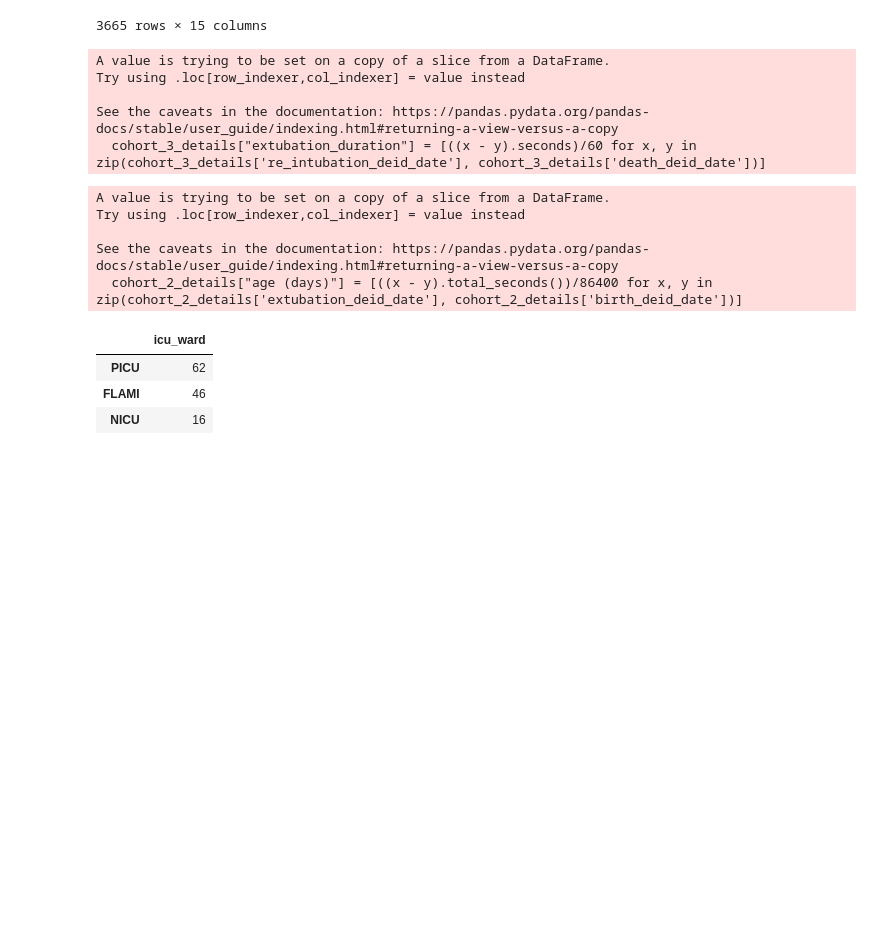
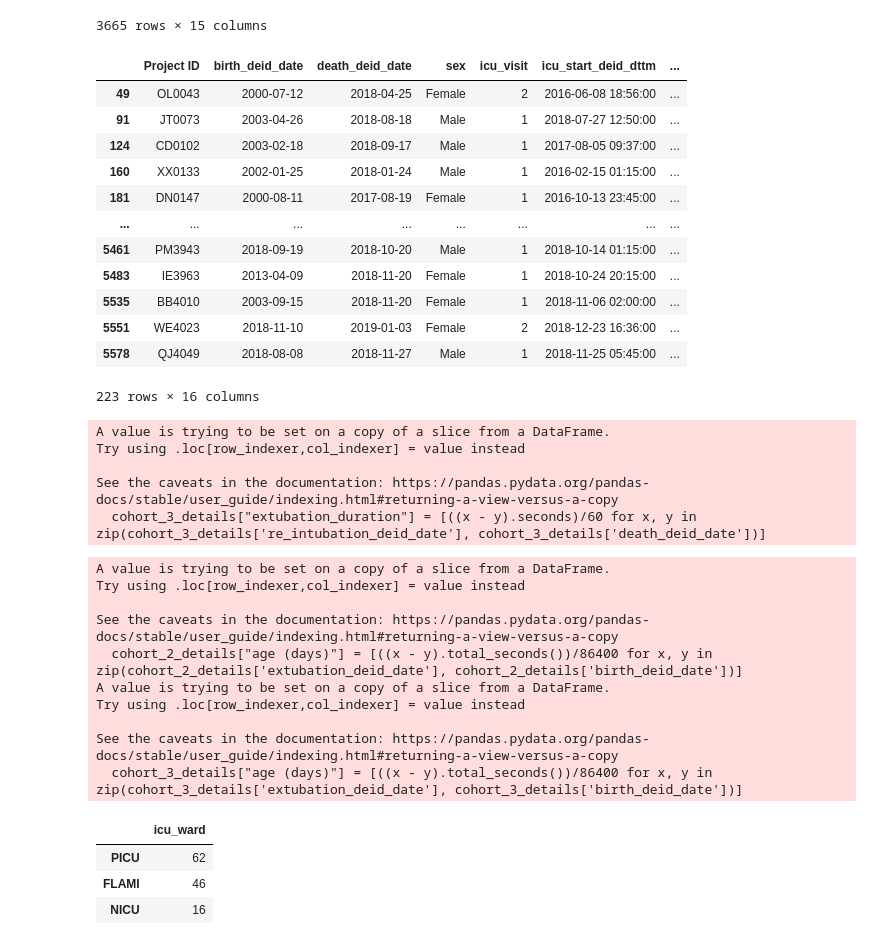
Before and after one commit to l-khali/In2Research, a Jupyter notebook: data_preparation.ipynb, the cells around one changed output. Drawn from its saved outputs; the diff is of its cells as text; code cells hidden in the pictures; blank space fills up the shorter version.

```diff
--- a/data_preparation.ipynb
+++ b/data_preparation.ipynb
@@ -73,6 +73,22 @@ cohort_3_details = cohort_3_details_temp[pd.isnull(cohort_3_details_temp["failed
 #patients who died after re-intubation put in "cohort 4"
 cohort_4_details = cohort_1_details[pd.isnull(cohort_1_details["death_deid_date"])==False]
 cohort_1_details = cohort_1_details[pd.isnull(cohort_1_details["death_deid_date"])==True]
+# %%
+cohort_3_details
+# %% [output]
+|  | Project ID | birth_deid_date | death_deid_date | sex | icu_visit | icu_start_deid_dttm | ... |
+| 49 | OL0043 | 2000-07-12 | 2018-04-25 | Female | 2 | 2016-06-08 18:56:00 | ... |
+| 91 | JT0073 | 2003-04-26 | 2018-08-18 | Male | 1 | 2018-07-27 12:50:00 | ... |
+| 124 | CD0102 | 2003-02-18 | 2018-09-17 | Male | 1 | 2017-08-05 09:37:00 | ... |
+| 160 | XX0133 | 2002-01-25 | 2018-01-24 | Male | 1 | 2016-02-15 01:15:00 | ... |
+| 181 | DN0147 | 2000-08-11 | 2017-08-19 | Female | 1 | 2016-10-13 23:45:00 | ... |
+| ... | ... | ... | ... | ... | ... | ... | ... |
+| 5461 | PM3943 | 2018-09-19 | 2018-10-20 | Male | 1 | 2018-10-14 01:15:00 | ... |
+| 5483 | IE3963 | 2013-04-09 | 2018-11-20 | Female | 1 | 2018-10-24 20:15:00 | ... |
+| 5535 | BB4010 | 2003-09-15 | 2018-11-20 | Female | 1 | 2018-11-06 02:00:00 | ... |
+| 5551 | WE4023 | 2018-11-10 | 2019-01-03 | Female | 2 | 2018-12-23 16:36:00 | ... |
+| 5578 | QJ4049 | 2018-08-08 | 2018-11-27 | Male | 1 | 2018-11-25 05:45:00 | ... |
+223 rows × 16 columns
 # %%
 cohort_1_details["extubation_duration"] = [((x - y).seconds)/60 for x, y in zip(cohort_1_details['re_intubation_deid_date'], cohort_1_details['failed_extubation_deid_date'])]
 cohort_3_details["extubation_duration"] = [((x - y).seconds)/60 for x, y in zip(cohort_3_details['re_intubation_deid_date'], cohort_3_details['death_deid_date'])]
@@ -85,12 +101,19 @@ See the caveats in the documentation: https://pandas.pydata.org/pandas-docs/stab
 # %%
 cohort_1_details["age (days)"] = [((x - y).total_seconds())/86400 for x, y in zip(cohort_1_details['extubation_deid_date'], cohort_1_details['birth_deid_date'])]
 cohort_2_details["age (days)"] = [((x - y).total_seconds())/86400 for x, y in zip(cohort_2_details['extubation_deid_date'], cohort_2_details['birth_deid_date'])]
+cohort_3_details["age (days)"] = [((x - y).total_seconds())/86400 for x, y in zip(cohort_3_details['extubation_deid_date'], cohort_3_details['birth_deid_date'])]
+cohort_4_details["age (days)"] = [((x - y).total_seconds())/86400 for x, y in zip(cohort_4_details['extubation_deid_date'], cohort_4_details['birth_deid_date'])]
 # %% [output]
 A value is trying to be set on a copy of a slice from a DataFrame.
 Try using .loc[row_indexer,col_indexer] = value instead
 
 See the caveats in the documentation: https://pandas.pydata.org/pandas-docs/stable/user_guide/indexing.html#returning-a-view-versus-a-copy
   cohort_2_details["age (days)"] = [((x - y).total_seconds())/86400 for x, y in zip(cohort_2_details['extubation_deid_date'], cohort_2_details['birth_deid_date'])]
+A value is trying to be set on a copy of a slice from a DataFrame.
+Try using .loc[row_indexer,col_indexer] = value instead
+
+See the caveats in the documentation: https://pandas.pydata.org/pandas-docs/stable/user_guide/indexing.html#returning-a-view-versus-a-copy
+  cohort_3_details["age (days)"] = [((x - y).total_seconds())/86400 for x, y in zip(cohort_3_details['extubation_deid_date'], cohort_3_details['birth_deid_date'])]
 # %%
 cohort_1_details = cohort_1_details[cohort_1_details["extubation_duration"] > 120]
 # %%
```
Also changed, not shown: parts of 8 cells of this notebook.
